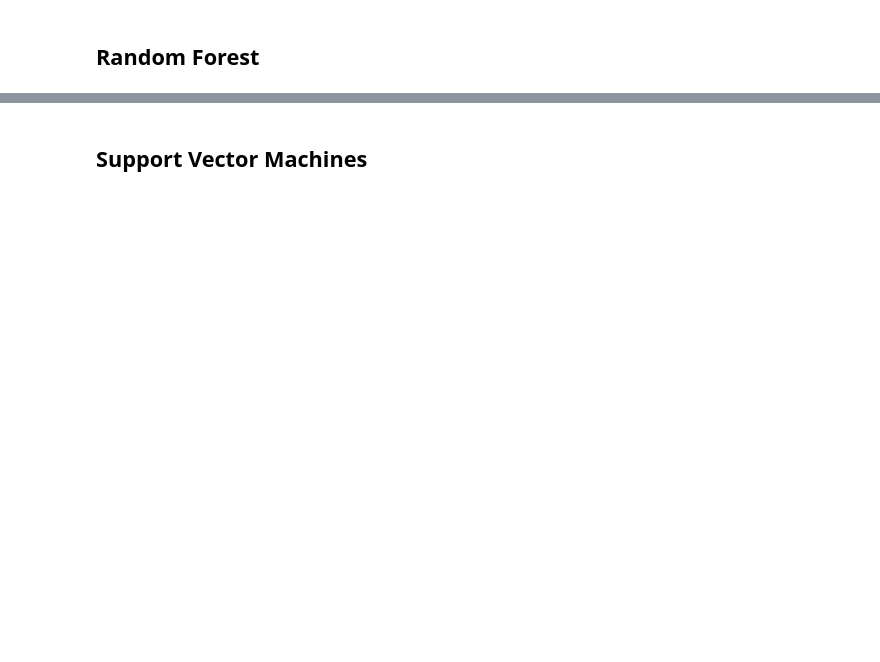
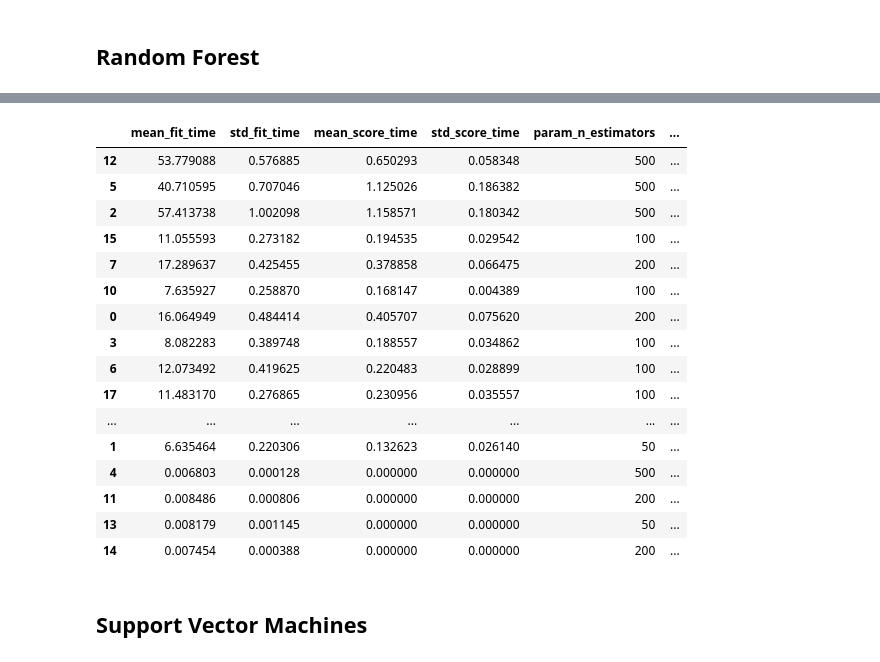
Before and after one commit to rajpurohitmohit/Machine-Learning, a Jupyter notebook: Project/Smoking Drinking/Smoking_Drinking_Prediction.ipynb, the cells around one changed output, grey strips where cells are left out. Saved outputs shown, nothing was run; the diff lists cells and outputs as text; code cells hidden in the pictures; blank space fills up the shorter version.

```diff
--- a/Project/Smoking Drinking/Smoking_Drinking_Prediction.ipynb
+++ b/Project/Smoking Drinking/Smoking_Drinking_Prediction.ipynb
@@ -331,0 +428,4 @@ RandomForestClassifier(max_depth=10, min_samples_leaf=4, min_samples_split=10,
+# %%
+rf = RandomForestClassifier(n_estimators=400, min_samples_split=15, min_samples_leaf=3,
+                            max_features='log2', max_depth=10, bootstrap=True, random_state=42)
+rf.fit(X_train, Y_train)
@@ -343,0 +447,15 @@ Accuracy on Testing Data:  73.00999999999999
+# %%
+from sklearn.model_selection import cross_val_score
+from sklearn.model_selection import RandomizedSearchCV
+
+clf = RandomizedSearchCV(RandomForestClassifier(), {
+    'n_estimators': [50, 100, 200, 500],  # Number of trees
+    'max_depth': [10, 20, 30, None],  # Maximum depth of each tree
+    'min_samples_split': [2, 5, 10],  # Minimum number of samples to split a node
+    'min_samples_leaf': [1, 2, 4],  # Minimum number of samples in a leaf
+    'max_features': ['auto', 'sqrt', 'log2'],  # Number of features to consider for best split
+    'bootstrap': [True, False]  # Whether to use bootstrapped samples
+
+}, cv=5,n_iter=20, n_jobs=-1, scoring='accuracy', verbose=1, random_state=42)
+clf.fit(X_train, Y_train)
+clf.cv_results_
@@ -344,3 +481,24 @@ Accuracy on Testing Data:  73.00999999999999
+# %%
+new = pd.DataFrame(clf.cv_results_)
+new.sort_values(by='mean_test_score', ascending=False)
+# %% [output]
+|  | mean_fit_time | std_fit_time | mean_score_time | std_score_time | param_n_estimators | ... |
+| 12 | 53.779088 | 0.576885 | 0.650293 | 0.058348 | 500 | ... |
+| 5 | 40.710595 | 0.707046 | 1.125026 | 0.186382 | 500 | ... |
+| 2 | 57.413738 | 1.002098 | 1.158571 | 0.180342 | 500 | ... |
+| 15 | 11.055593 | 0.273182 | 0.194535 | 0.029542 | 100 | ... |
+| 7 | 17.289637 | 0.425455 | 0.378858 | 0.066475 | 200 | ... |
+| 10 | 7.635927 | 0.258870 | 0.168147 | 0.004389 | 100 | ... |
+| 0 | 16.064949 | 0.484414 | 0.405707 | 0.075620 | 200 | ... |
+| 3 | 8.082283 | 0.389748 | 0.188557 | 0.034862 | 100 | ... |
+| 6 | 12.073492 | 0.419625 | 0.220483 | 0.028899 | 100 | ... |
+| 17 | 11.483170 | 0.276865 | 0.230956 | 0.035557 | 100 | ... |
+| ... | ... | ... | ... | ... | ... | ... |
+| 1 | 6.635464 | 0.220306 | 0.132623 | 0.026140 | 50 | ... |
+| 4 | 0.006803 | 0.000128 | 0.000000 | 0.000000 | 500 | ... |
+| 11 | 0.008486 | 0.000806 | 0.000000 | 0.000000 | 200 | ... |
+| 13 | 0.008179 | 0.001145 | 0.000000 | 0.000000 | 50 | ... |
+| 14 | 0.007454 | 0.000388 | 0.000000 | 0.000000 | 200 | ... |
 # %% [markdown]
 ## **Support Vector Machines**
 # %%
```
Also changed, not shown: parts of 62 cells of this notebook, 11 other files.
